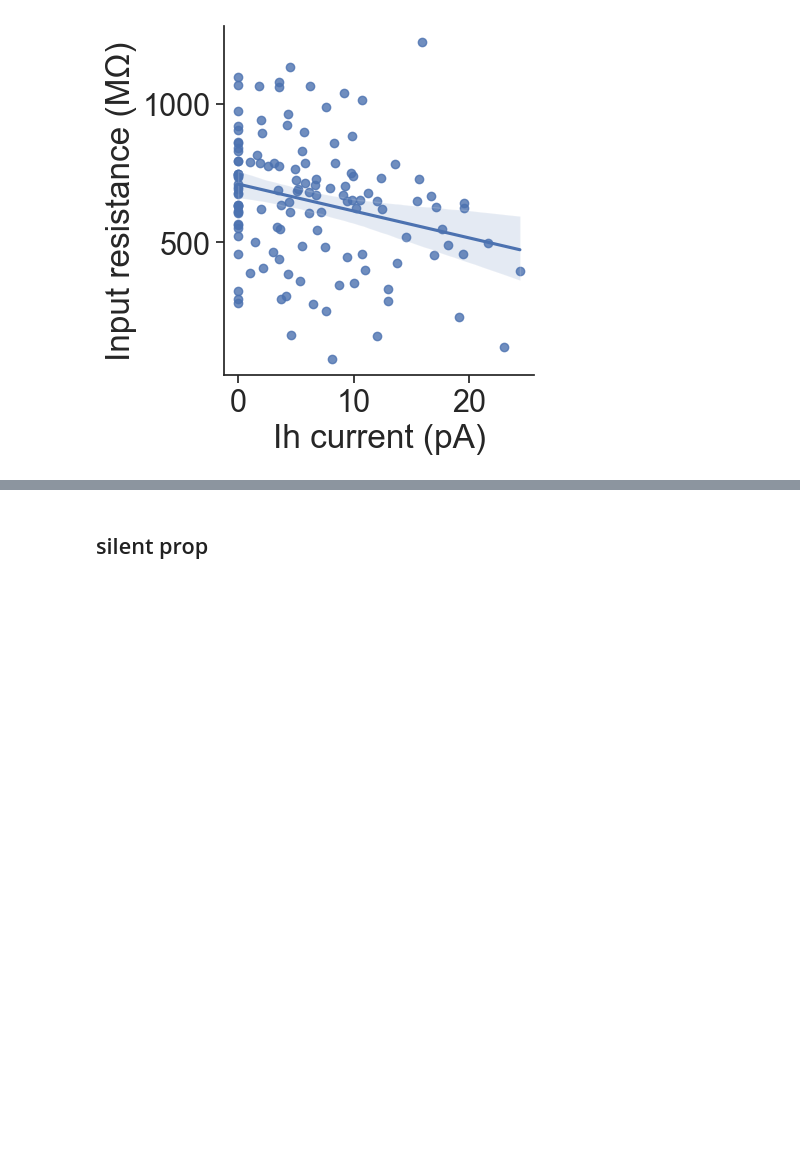
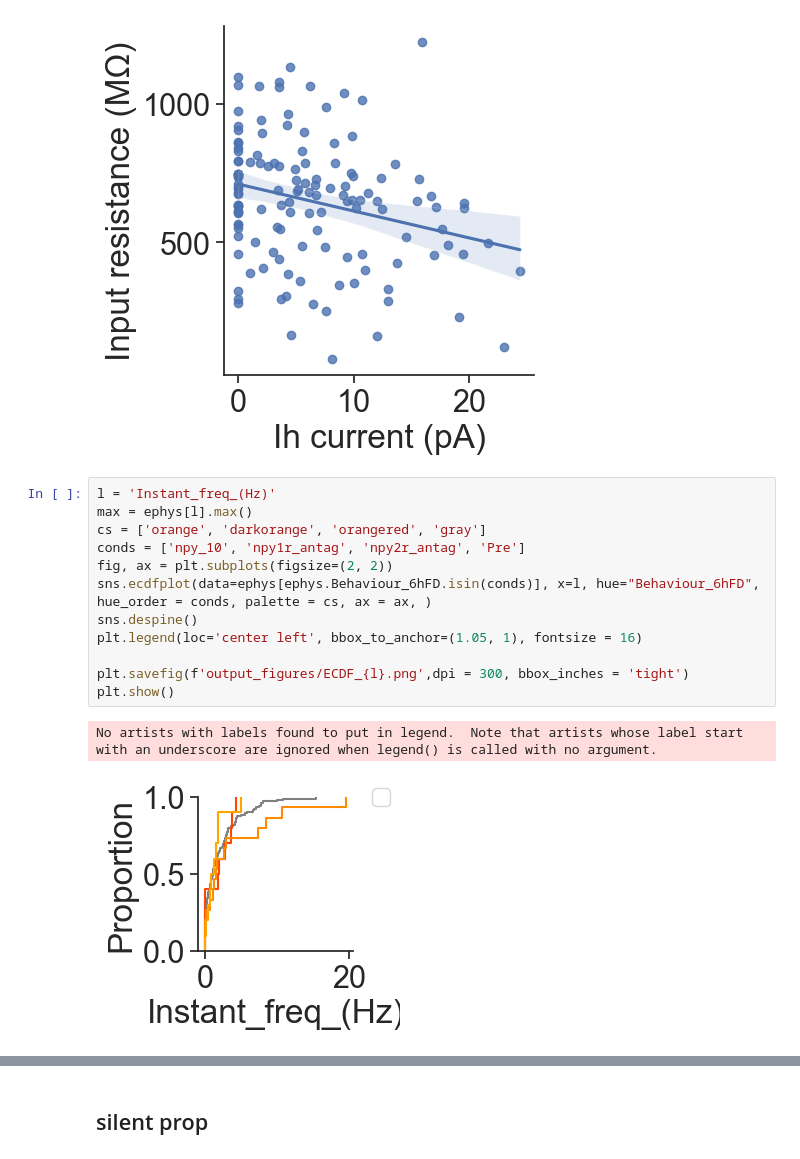
Before and after one commit to FrancisCrickInstitute/negative_parental_switch, a Jupyter notebook: NPW_ephys/ephys_analysis.ipynb, the cells around one changed output, grey strips where cells are left out. Saved outputs shown, nothing was run; the diff lists cells and outputs as text; blank space fills up the shorter version.

Commit message:
modify manipulation data

```diff
--- a/NPW_ephys/ephys_analysis.ipynb
+++ b/NPW_ephys/ephys_analysis.ipynb
@@ -444,6 +443,21 @@ plt.ylabel('Input resistance (MΩ)')
 plt.savefig(f'output_figures/ih_input_resistance.png',dpi = 300, bbox_inches = 'tight')
 # %% [output]
 [figure]
+# %%
+l = 'Instant_freq_(Hz)'
+max = ephys[l].max()
+cs = ['orange', 'darkorange', 'orangered', 'gray']
+conds = ['npy_10', 'npy1r_antag', 'npy2r_antag', 'Pre']
+fig, ax = plt.subplots(figsize=(2, 2))
+sns.ecdfplot(data=ephys[ephys.Behaviour_6hFD.isin(conds)], x=l, hue="Behaviour_6hFD", hue_order = conds, palette = cs, ax = ax, )
+sns.despine()
+plt.legend(loc='center left', bbox_to_anchor=(1.05, 1), fontsize = 16)
+
+plt.savefig(f'output_figures/ECDF_{l}.png',dpi = 300, bbox_inches = 'tight')
+plt.show()
+# %% [output]
+No artists with labels found to put in legend.  Note that artists whose label start with an underscore are ignored when legend() is called with no argument.
+[figure, added]
 # %%
 l = 'Instant_freq_(Hz)'
 max = ephys[l].max()
```
Also changed, not shown: parts of 4 cells of this notebook, 31 other files.
